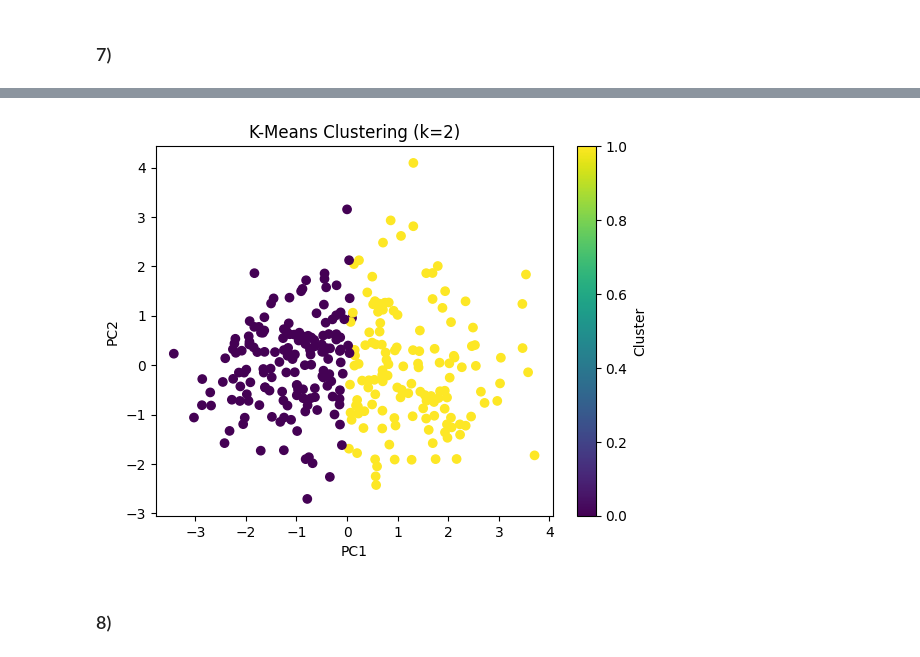
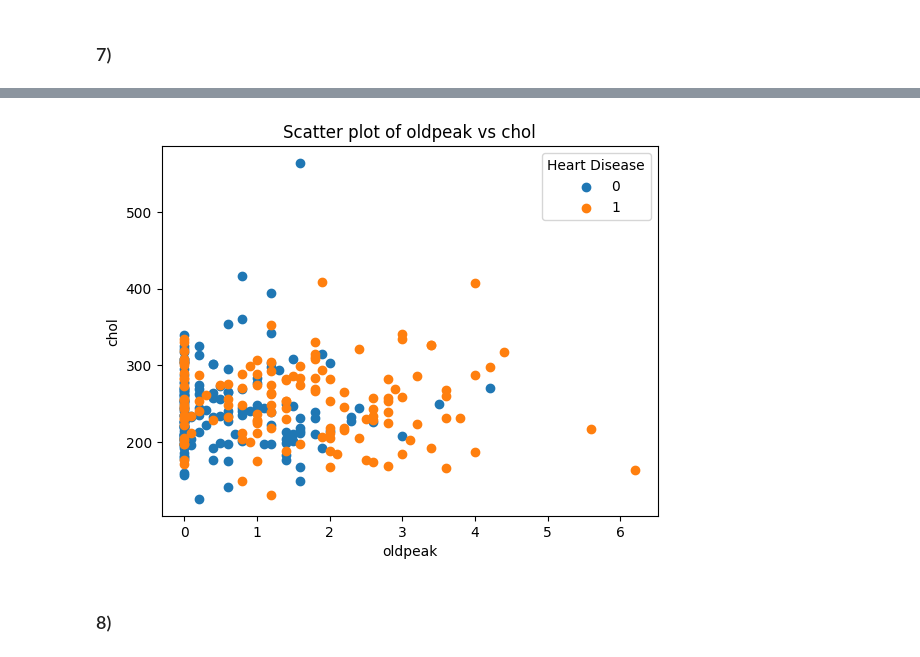
Before and after one commit to j-asmineho/STATS_3DA3_A6, a Jupyter notebook: group28_HW6.ipynb, the cells around one changed output, grey strips where cells are left out. Saved outputs shown, nothing was run; the diff lists cells and outputs as text; code cells hidden in the pictures.

```diff
--- a/group28_HW6.ipynb
+++ b/group28_HW6.ipynb
@@ -180,23 +149,23 @@ plt.show()
-# %%
-# use k = 2 based on the silhouette scores
-
-pca = PCA(n_components=2)
-X_pca = pca.fit_transform(X_scaled)
-
-kmeans = KMeans(n_clusters=2, random_state=42)
-clusters = kmeans.fit_predict(X_scaled)
-
-plt.scatter(X_pca[:, 0], X_pca[:, 1], c=clusters, cmap='viridis')
-plt.title("K-Means Clustering (k=2)")
-plt.xlabel("PC1")
-plt.ylabel("PC2")
-plt.colorbar(label="Cluster")
-plt.show()
-
-X_scaled_df = pd.DataFrame(X_scaled, columns=X_cleaned.columns)
-X_scaled_df['cluster'] = clusters
-# %% [output]
-[figure, removed]
+# %%
+import pandas as pd
+
+df = pd.concat([X, y], axis=1)
+
+
+for num, group in df.groupby('num'):
+    plt.scatter(
+        group['oldpeak'],
+        group['chol'],
+        label=num
+        )
+
+plt.xlabel('oldpeak')
+plt.ylabel('chol')
+plt.title('Scatter plot of oldpeak vs chol')
+plt.legend(title = 'Heart Disease')
+plt.show()
+# %% [output]
+[figure, added]
 # %% [markdown]
 ### 8)
 # %%
```
Also changed, not shown: parts of 1 cell of this notebook, 2 other files.
